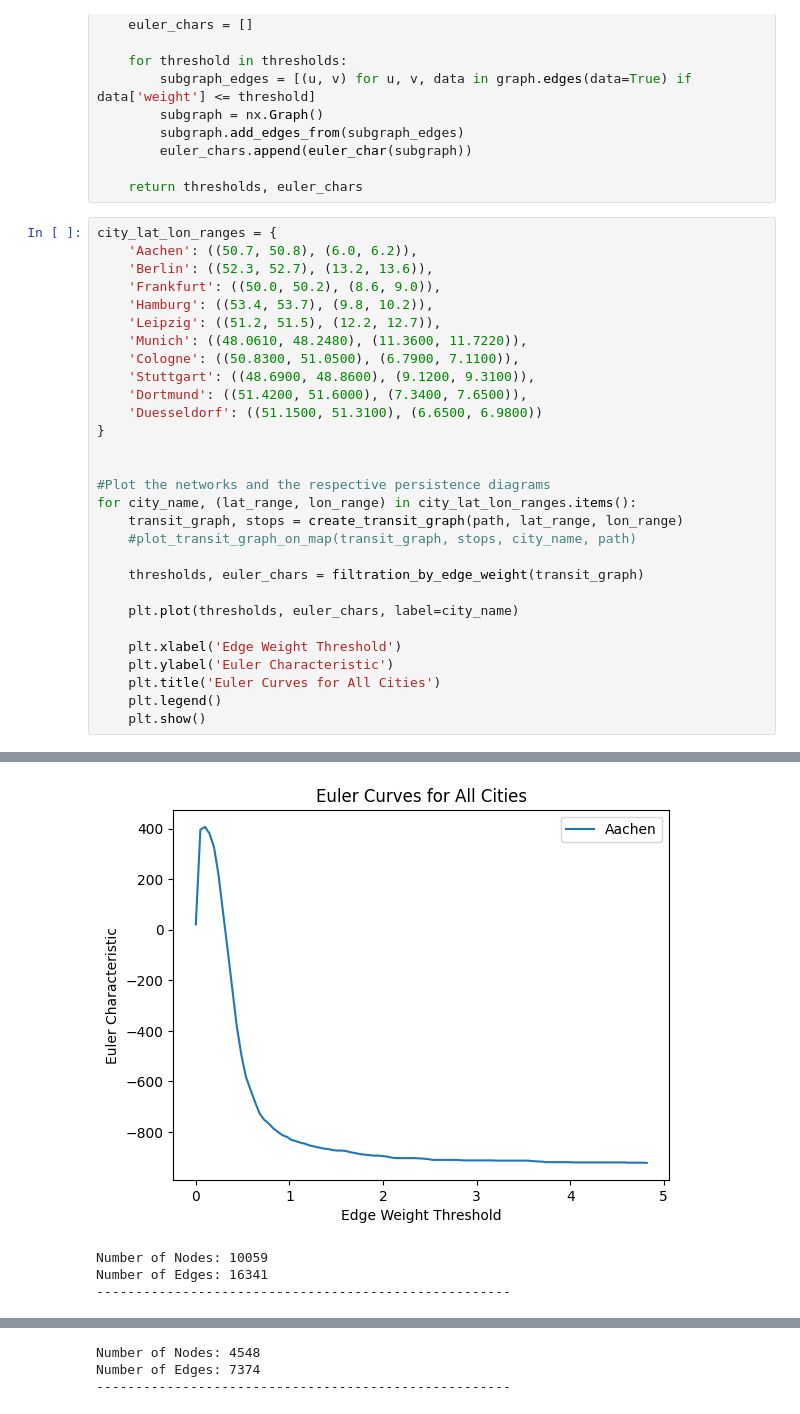
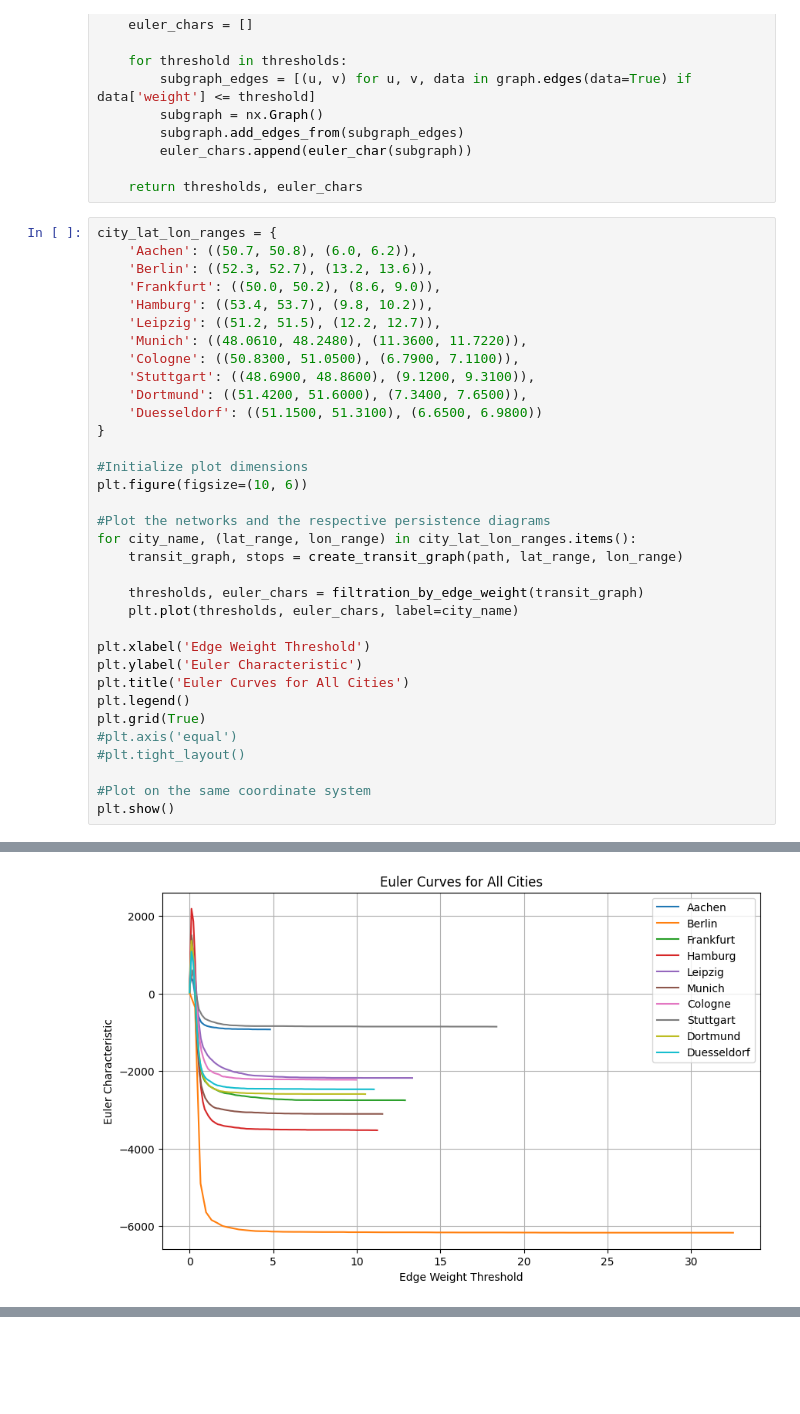
Before and after one commit to aidos-lab/gtfstop, a Jupyter notebook: Local_GTFS.ipynb, the cells around one changed output, grey strips where cells are left out. Drawn from its saved outputs; the diff is of its cells as text; blank space fills up the shorter version.

Commit message:
Euler curves in the same coordinate system

```diff
--- a/Local_GTFS.ipynb
+++ b/Local_GTFS.ipynb
@@ -222,21 +222,26 @@ city_lat_lon_ranges = {
     'Duesseldorf': ((51.1500, 51.3100), (6.6500, 6.9800))
 }
 
+#Initialize plot dimensions
+plt.figure(figsize=(10, 6))
 
 #Plot the networks and the respective persistence diagrams
 for city_name, (lat_range, lon_range) in city_lat_lon_ranges.items():
     transit_graph, stops = create_transit_graph(path, lat_range, lon_range)
-    #plot_transit_graph_on_map(transit_graph, stops, city_name, path)
 
     thresholds, euler_chars = filtration_by_edge_weight(transit_graph)
-
     plt.plot(thresholds, euler_chars, label=city_name)
 
-    plt.xlabel('Edge Weight Threshold')
-    plt.ylabel('Euler Characteristic')
-    plt.title('Euler Curves for All Cities')
-    plt.legend()
-    plt.show()
+plt.xlabel('Edge Weight Threshold')
+plt.ylabel('Euler Characteristic')
+plt.title('Euler Curves for All Cities')
+plt.legend()
+plt.grid(True)
+#plt.axis('equal')
+#plt.tight_layout()
+
+#Plot on the same coordinate system
+plt.show()
 # %% [output]
 Number of Nodes: 1356
 Number of Edges: 2309
@@ -244,4 +263 @@ Number of Edges: 2309
-[figure, old version]
+[figure, new version]
-Number of Nodes: 10059
-Number of Edges: 16341
------------------------------------------------------
@@ -249,3 +263,0 @@ Number of Edges: 16341
-Number of Nodes: 4548
-Number of Edges: 7374
------------------------------------------------------
```
Also changed, not shown: parts of 1 cell of this notebook.
